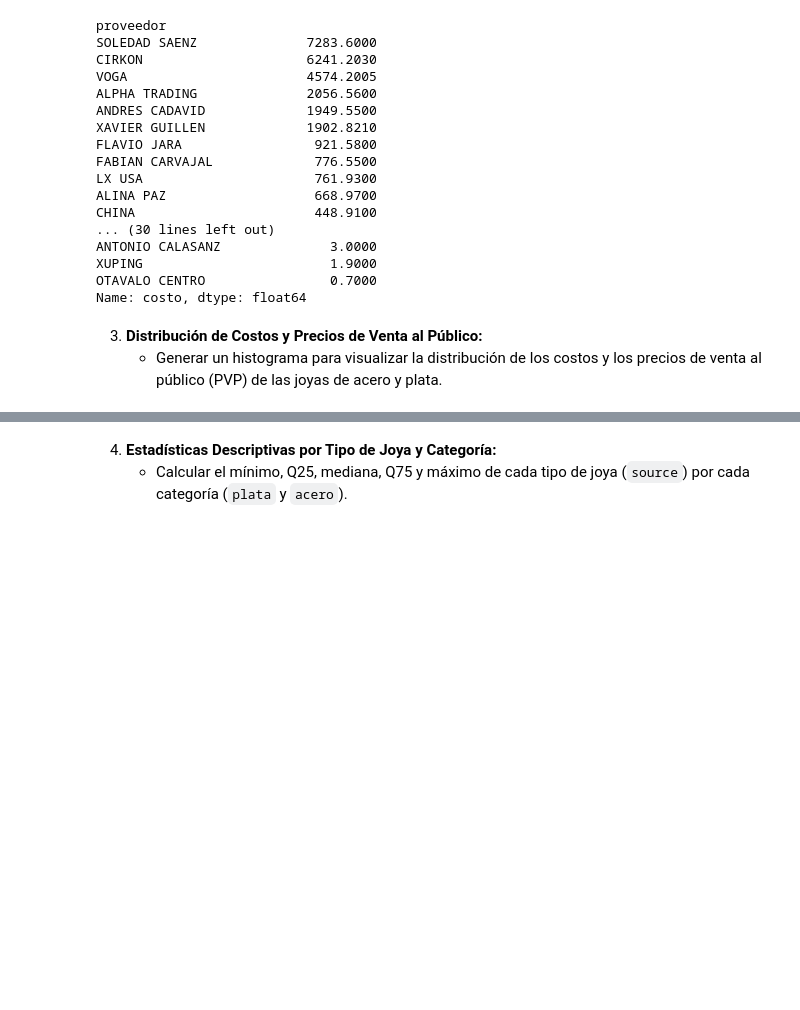
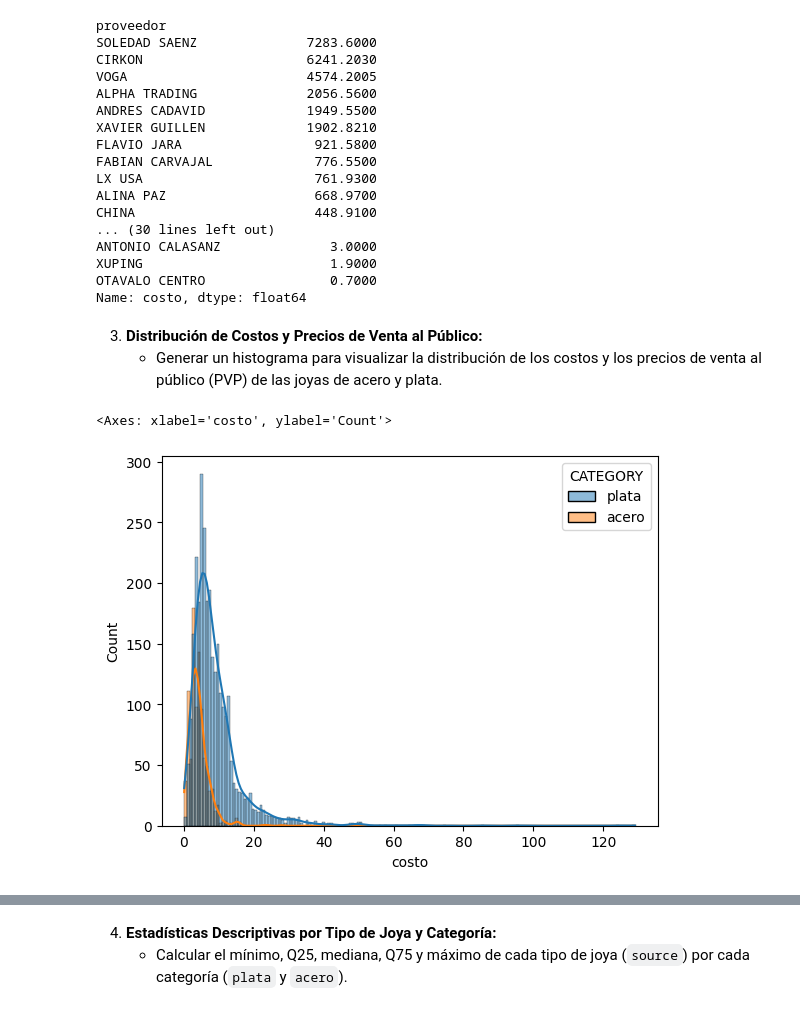
Before and after one commit to edu-marin/django_storefront, a Jupyter notebook: data_migration/descriptive_analysis_inventario.ipynb, the cells around one changed output, grey strips where cells are left out. Saved outputs shown, nothing was run; the diff lists cells and outputs as text; code cells hidden in the pictures; blank space fills up the shorter version.

```diff
--- a/data_migration/descriptive_analysis_inventario.ipynb
+++ b/data_migration/descriptive_analysis_inventario.ipynb
@@ -142,3 +142,10 @@ Name: costo, dtype: float64
 # %%
 import seaborn as sns
 import matplotlib.pyplot as plt
+# %%
+
+# Equivalent to:
+sns.histplot(x = "costo", hue = "CATEGORY", data = clean_inventory, kde=True)
+# %% [output]
+<Axes: xlabel='costo', ylabel='Count'>
+[figure, added]
```
Also changed, not shown: parts of 19 cells of this notebook.
